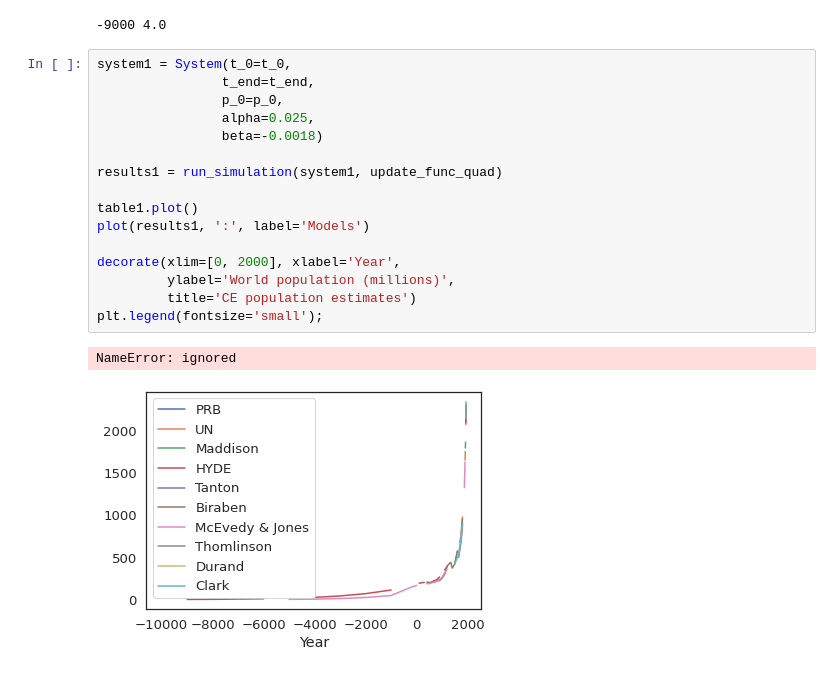
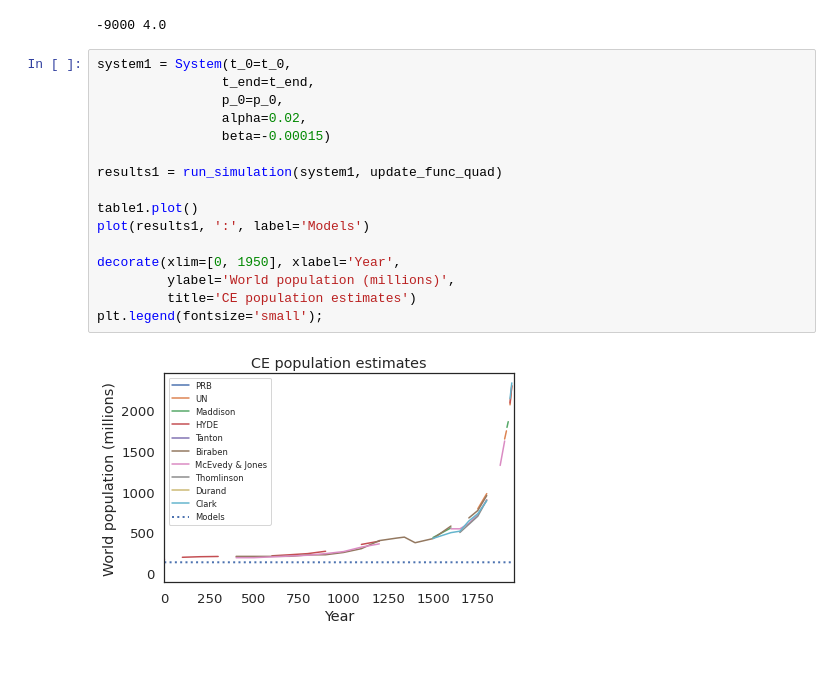
Before and after one commit to ferrysany/ModSimPy, a Jupyter notebook: colab/chap10.ipynb, the cells around one changed output. Cells and saved outputs as stored; diff of their text form.

```diff
--- a/colab/chap10.ipynb
+++ b/colab/chap10.ipynb
@@ -309,19 +309,18 @@ t_end = hyde.index[-1]
 # %%
 system1 = System(t_0=t_0,
                 t_end=t_end,
                 p_0=p_0,
-                alpha=0.025,
-                beta=-0.0018)
+                alpha=0.02,
+                beta=-0.00015)
 
 results1 = run_simulation(system1, update_func_quad)
 
 table1.plot()
 plot(results1, ':', label='Models')
 
-decorate(xlim=[0, 2000], xlabel='Year',
+decorate(xlim=[0, 1950], xlabel='Year',
          ylabel='World population (millions)',
          title='CE population estimates')
 plt.legend(fontsize='small');
 # %% [output]
-NameError: ignored
-[figure, old version]
+[figure, new version]
```
Also changed, not shown: parts of 2 cells of this notebook.
